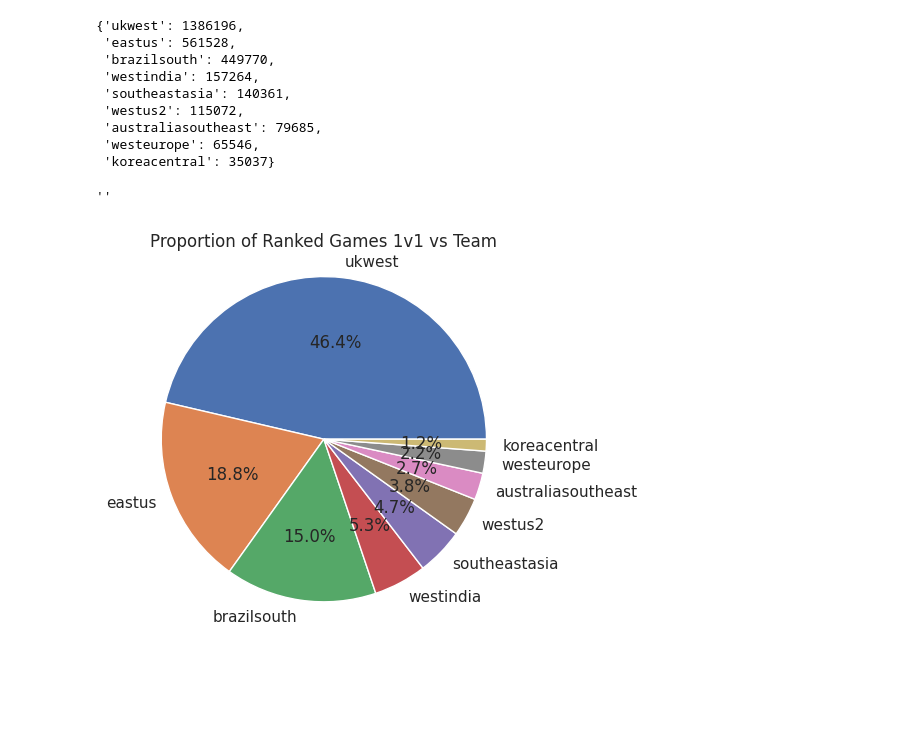
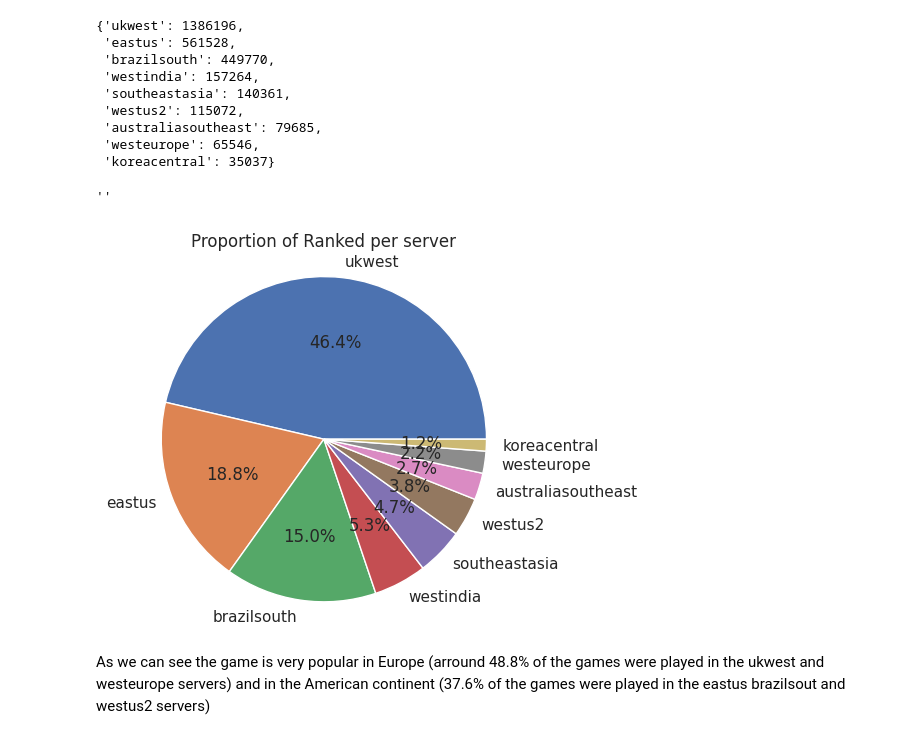
Before and after one commit to Wothanaz/AOE2DE-EDA, a Jupyter notebook: notebooks/01-EDA.ipynb, the cells around one changed output. Cells and saved outputs as stored; diff of their text form; code cells hidden in the pictures; blank space fills up the shorter version.

```diff
--- a/notebooks/01-EDA.ipynb
+++ b/notebooks/01-EDA.ipynb
@@ -165,9 +183,10 @@ server_counts
  'koreacentral': 35037}
 # %%
 plt.pie(server_counts.values(), labels=server_counts.keys(), autopct= '%1.1f%%', radius = 1.1)
-plt.title('Proportion of Ranked Games 1v1 vs Team', loc = 'center');
-
+plt.title('Proportion of Ranked per server', loc = 'center');
 ;
 # %% [output]
 ''
-[figure, old version]
+[figure, new version]
+# %% [markdown]
+As we can see the game is very popular in Europe (arround 48.8% of the games were played in the ukwest and westeurope servers) and in the American continent (37.6% of the games were played in the eastus brazilsout and westus2 servers)
```
Also changed, not shown: parts of 8 cells of this notebook.
